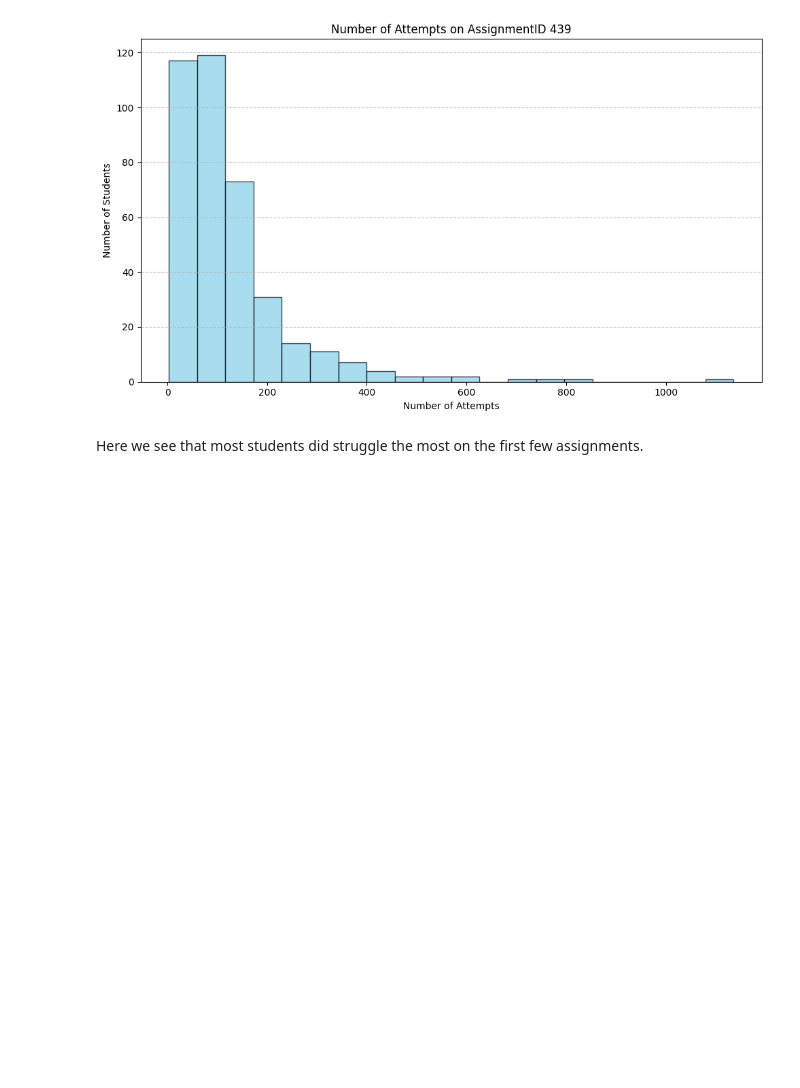
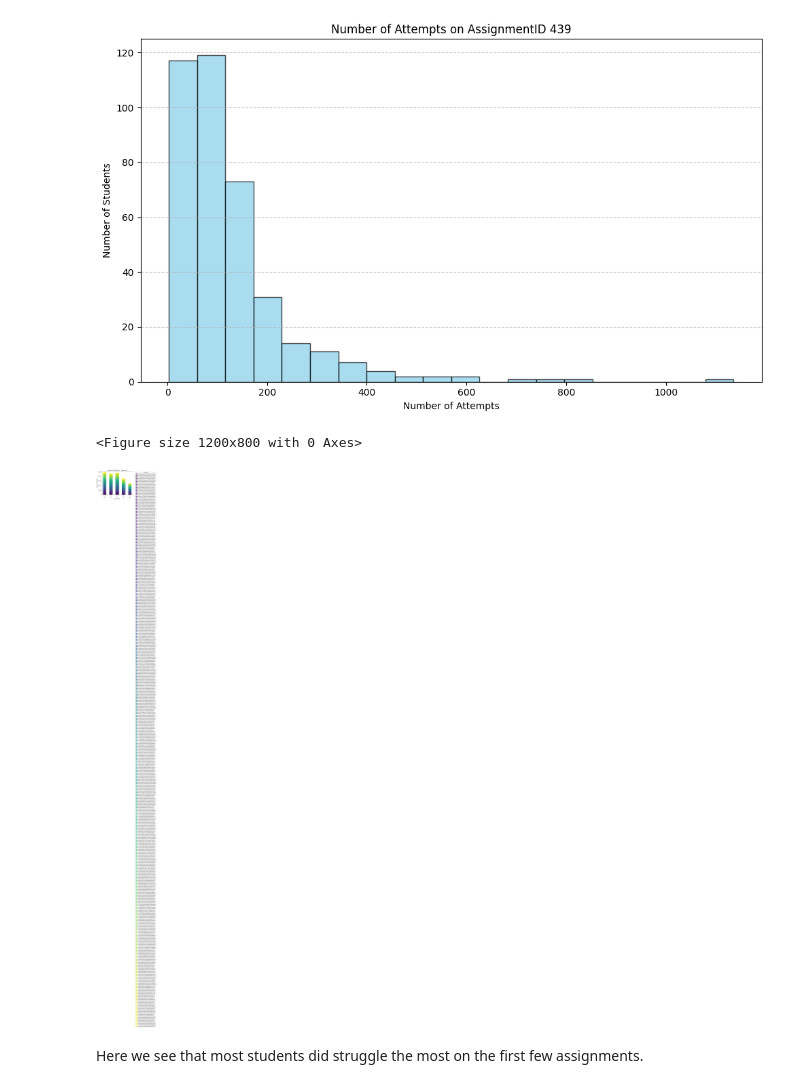
Before and after one commit to alepiere/CSC313_DataMine, a Jupyter notebook: DataMiningPt2.ipynb, the cells around one changed output. Saved outputs shown, nothing was run; the diff lists cells and outputs as text; code cells hidden in the pictures; blank space fills up the shorter version.

```diff
--- a/DataMiningPt2.ipynb
+++ b/DataMiningPt2.ipynb
@@ -86,6 +86,22 @@ plt.tight_layout()
 plt.show()
 # %% [output]
 [figure]
+# %%
+# Group the data by AssignmentID and SubjectID and count the number of attempts
+attempts_per_assignment = main_table.groupby(['AssignmentID', 'SubjectID']).size().unstack(fill_value=0)
+
+# Plotting the results
+plt.figure(figsize=(12, 8))
+attempts_per_assignment.plot(kind='bar', stacked=True, colormap='viridis')
+plt.xlabel('AssignmentID')
+plt.ylabel('Number of Attempts')
+plt.title('Number of Attempts per Assignment')
+plt.legend(title='SubjectID', bbox_to_anchor=(1.05, 1), loc='upper left')
+plt.tight_layout()
+plt.show()
+# %% [output]
+<Figure size 1200x800 with 0 Axes>
+[figure, added]
 # %% [markdown]
 Here we see that most students did struggle the most on the first few assignments.
 # %% [markdown]
```
